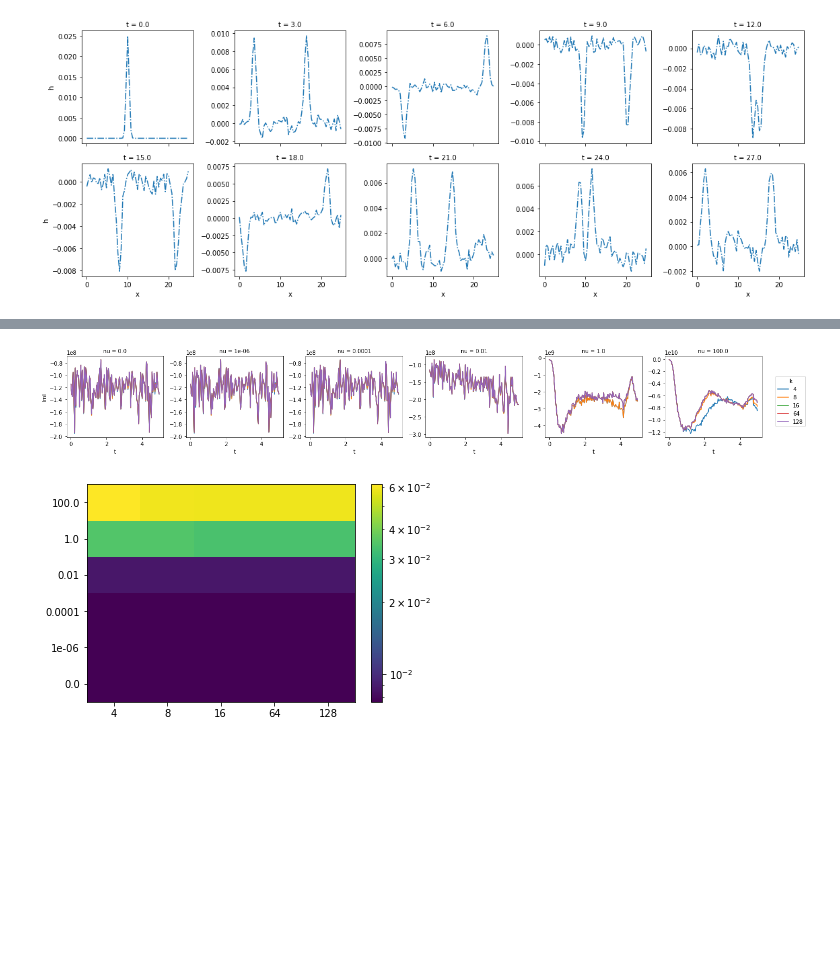
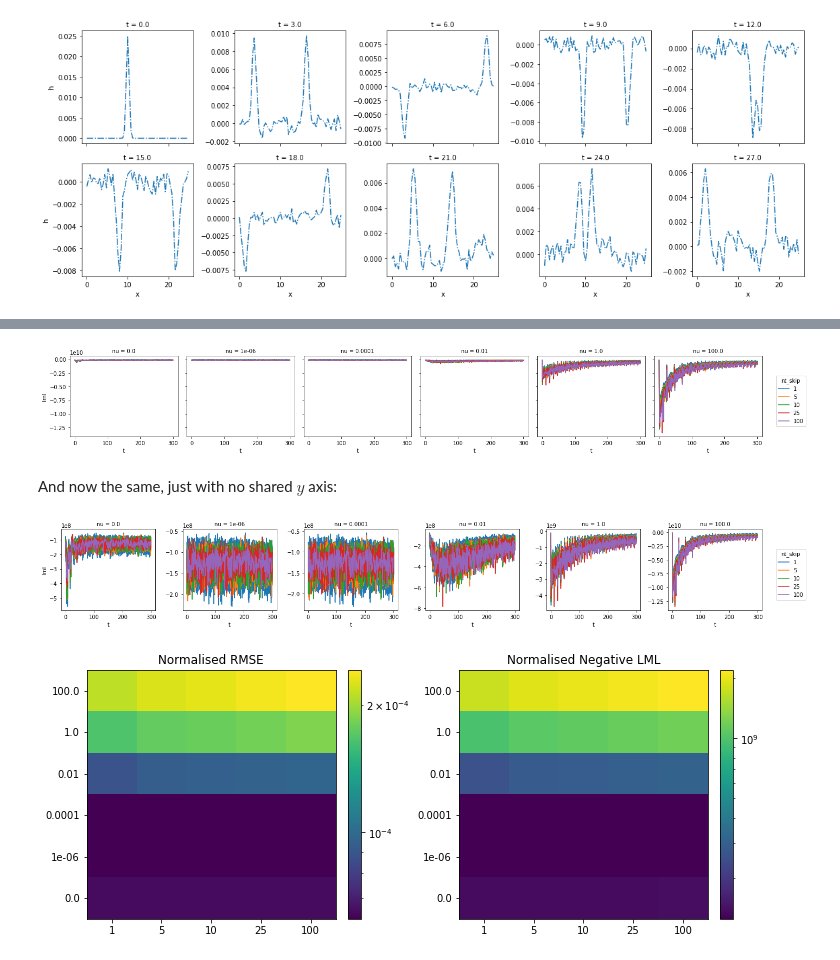
Before and after one commit to connor-duffin/sswfe, a Jupyter notebook: docs/swe-1d-bump-filter-comparison.ipynb, the cells around one changed output, grey strips where cells are left out. Cells and saved outputs as stored; diff of their text form; code cells hidden in the pictures; blank space fills up the shorter version.

```diff
--- a/docs/swe-1d-bump-filter-comparison.ipynb
+++ b/docs/swe-1d-bump-filter-comparison.ipynb
@@ -140,0 +106,15 @@ plt.show()
+# %%
+from glob import glob
+linear_output_files = glob(
+    "../outputs/swe-bump/linear-posterior-nt_skip-*.h5")
+
+params = []
+state_ds = []
+errors_ds = []
+for output_file in linear_output_files:
+    (nu, nt_skip), e = errors_from_output_file(output_file)
+    params.append((nu, nt_skip))
+    errors_ds.append(e)
+
+errors_linear = xr.merge(errors_ds)
+errors_linear
@@ -140,0 +177,3 @@ plt.show()
+# %%
+errors_all = xr.merge([errors_nonlinear, errors_linear])
+errors_all
@@ -141,26 +203,53 @@ plt.show()
 # %%
-errors_ds.lml.plot(
-    x="t", hue="k", col="nu", col_wrap=6, sharey=False)
+errors_all.lml.interpolate_na(dim="t").plot(
+    x="t", hue="nt_skip", col="nu", sharey=True)
 plt.show()
 # %% [output]
-[figure, old version]
+[figure, new version]
+# %% [markdown]
+And now the same, just with no shared $y$ axis:
+# %%
+errors_all.lml.interpolate_na(dim="t").plot(
+    x="t", hue="nt_skip", col="nu", sharey=False)
+plt.show()
+# %% [output]
+[figure, added]
 # %%
 import matplotlib.colors as colors
 
-rmse_array = errors_ds.sum(dim="t").rmse.to_numpy()
+normalise = True
+if normalise:
+    total = errors_all.mean(dim="t")
+else:
+    total = errors_all.sum(dim="t")
 
-fig, ax = plt.subplots(1, 1)
-im = ax.pcolormesh(range(len(rmse.coords["k"].to_numpy())),
-               range(len(rmse.coords["nu"].to_numpy())),
-               rmse_array,
-               norm=colors.LogNorm(vmin=rmse_array.min(),
-                                   vmax=rmse_array.max()))
-ax.set_xticks(range(len(rmse.coords["k"].to_numpy())),
-              rmse.coords["k"].to_numpy())
-ax.set_yticks(range(len(rmse.coords["nu"].to_numpy())),
-           rmse.coords["nu"].to_numpy())
-# ax.grid(which='major', axis='both', linestyle='-', color='k', linewidth=2)
-plt.colorbar(im, ax=ax)
+rmse_array = total.rmse.to_numpy()
+lml_array = -total.lml.to_numpy()
+
+fig, ax = plt.subplots(1, 2, figsize=(10, 4), constrained_layout=True)
+im = ax[0].pcolormesh(range(len(total.coords["nt_skip"].to_numpy())),
+                      range(len(total.coords["nu"].to_numpy())),
+                      rmse_array,
+                      norm=colors.LogNorm(vmin=rmse_array.min(),
+                                          vmax=rmse_array.max()))
+ax[0].set_xticks(range(len(total.coords["nt_skip"].to_numpy())),
+                 total.coords["nt_skip"].to_numpy())
+ax[0].set_yticks(range(len(total.coords["nu"].to_numpy())),
+                 total.coords["nu"].to_numpy())
+ax[0].set_title("{s} RMSE".format(s="Normalised" if normalise else ""))
+plt.colorbar(im, ax=ax[0])
+
+im = ax[1].pcolormesh(range(len(total.coords["nt_skip"].to_numpy())),
+                      range(len(total.coords["nu"].to_numpy())),
+                      lml_array,
+                      norm=colors.LogNorm(vmin=lml_array.min(),
+                                          vmax=lml_array.max()))
+ax[1].set_xticks(range(len(total.coords["nt_skip"].to_numpy())),
+                 total.coords["nt_skip"].to_numpy())
+ax[1].set_yticks(range(len(total.coords["nu"].to_numpy())),
+                 total.coords["nu"].to_numpy())
+ax[1].set_title("{s} Negative LML".format(s="Normalised" if normalise else ""))
+plt.colorbar(im, ax=ax[1])
 plt.show()
 # %% [output]
-[figure, old version]
+[figure, new version]
```
Also changed, not shown: parts of 15 cells of this notebook, 3 other files.
